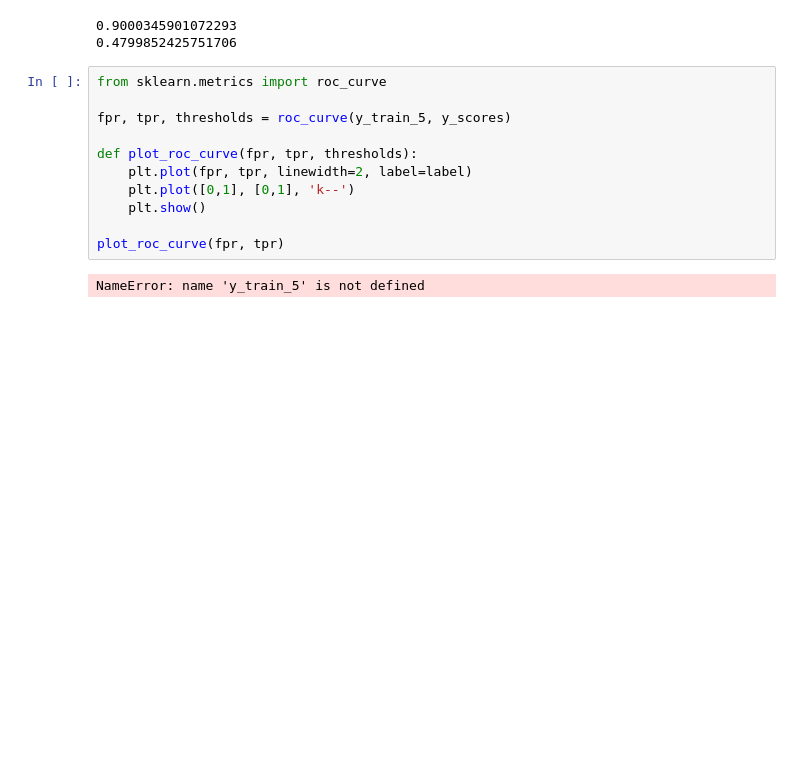
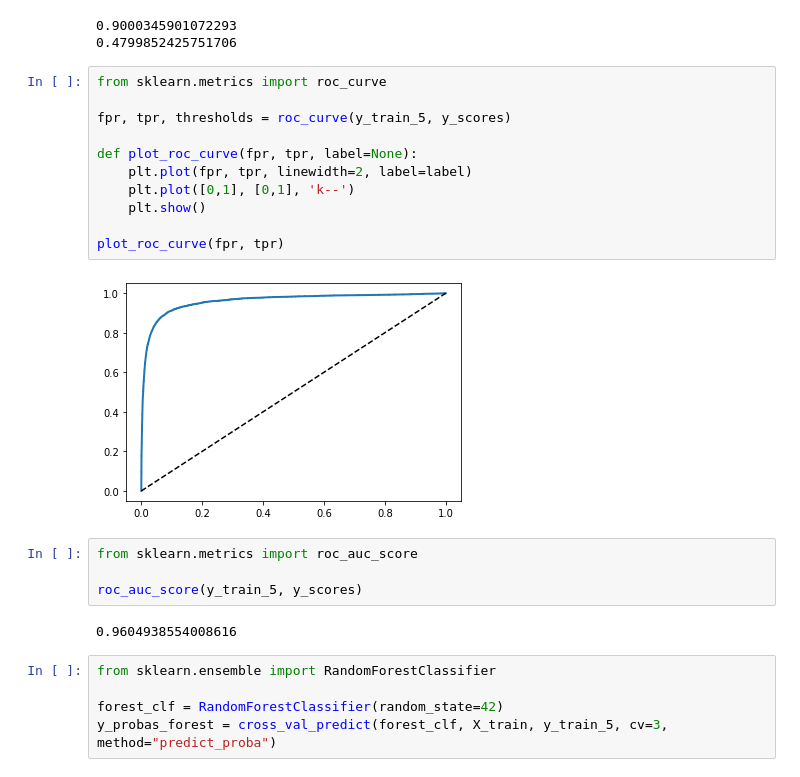
Before and after one commit to dmcclung/HandsOnMachineLearning, a Jupyter notebook: MNIST.ipynb, the cells around one changed output. Saved outputs shown, nothing was run; the diff lists cells and outputs as text; blank space fills up the shorter version.

Commit message:
Finished roc curve section

```diff
--- a/MNIST.ipynb
+++ b/MNIST.ipynb
@@ -186,13 +186,24 @@ print(recall_score(y_train_5, y_train_pred_90))
 # %%
 from sklearn.metrics import roc_curve
 
 fpr, tpr, thresholds = roc_curve(y_train_5, y_scores)
 
-def plot_roc_curve(fpr, tpr, thresholds):
+def plot_roc_curve(fpr, tpr, label=None):
     plt.plot(fpr, tpr, linewidth=2, label=label)
     plt.plot([0,1], [0,1], 'k--')
     plt.show()
 
 plot_roc_curve(fpr, tpr)
 # %% [output]
-NameError: name 'y_train_5' is not defined
+[figure, added]
+# %%
+from sklearn.metrics import roc_auc_score
+
+roc_auc_score(y_train_5, y_scores)
+# %% [output]
+0.9604938554008616
+# %%
+from sklearn.ensemble import RandomForestClassifier
+
+forest_clf = RandomForestClassifier(random_state=42)
+y_probas_forest = cross_val_predict(forest_clf, X_train, y_train_5, cv=3, method="predict_proba")
```
Also changed, not shown: parts of 2 cells of this notebook.
